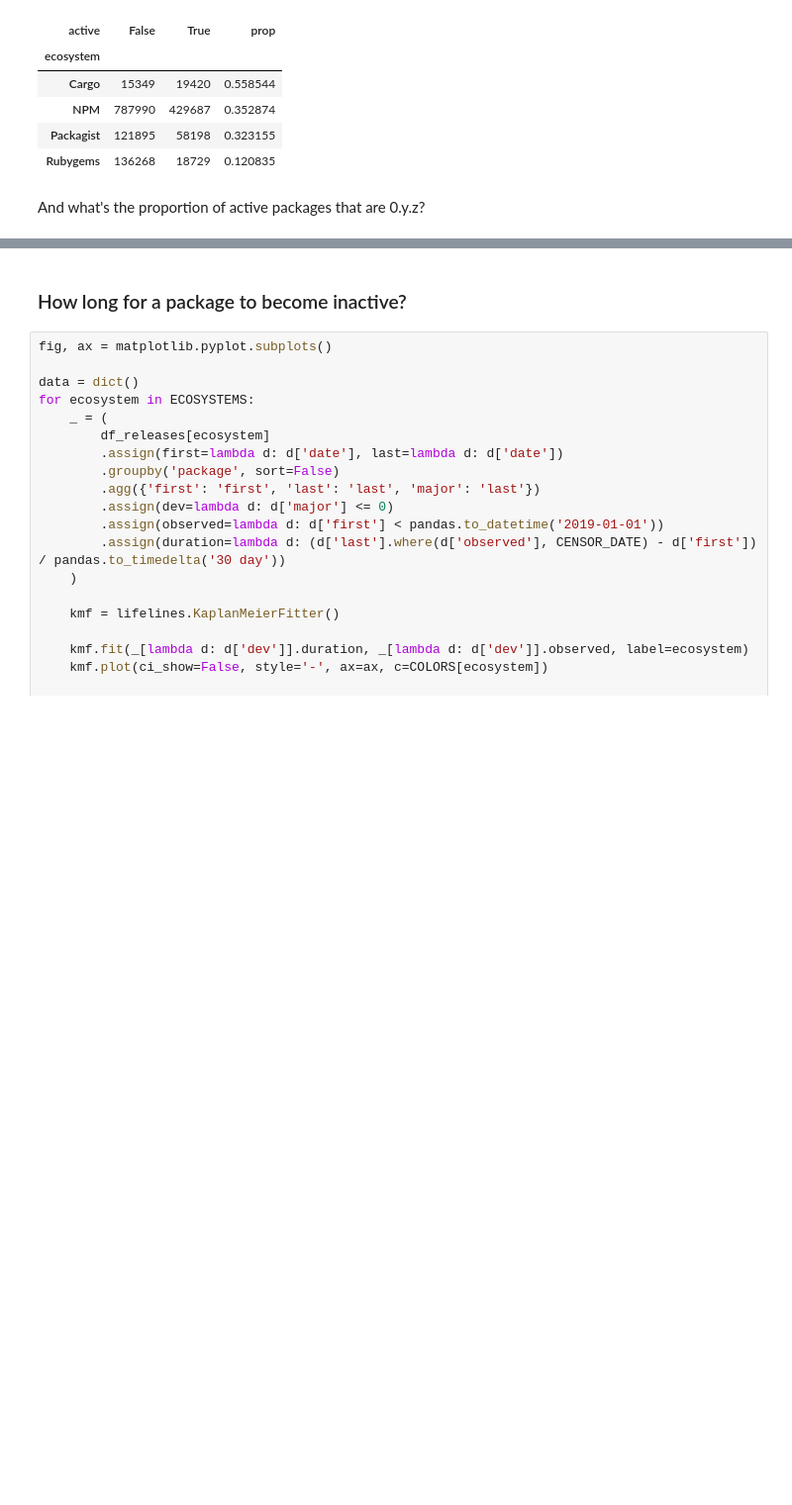
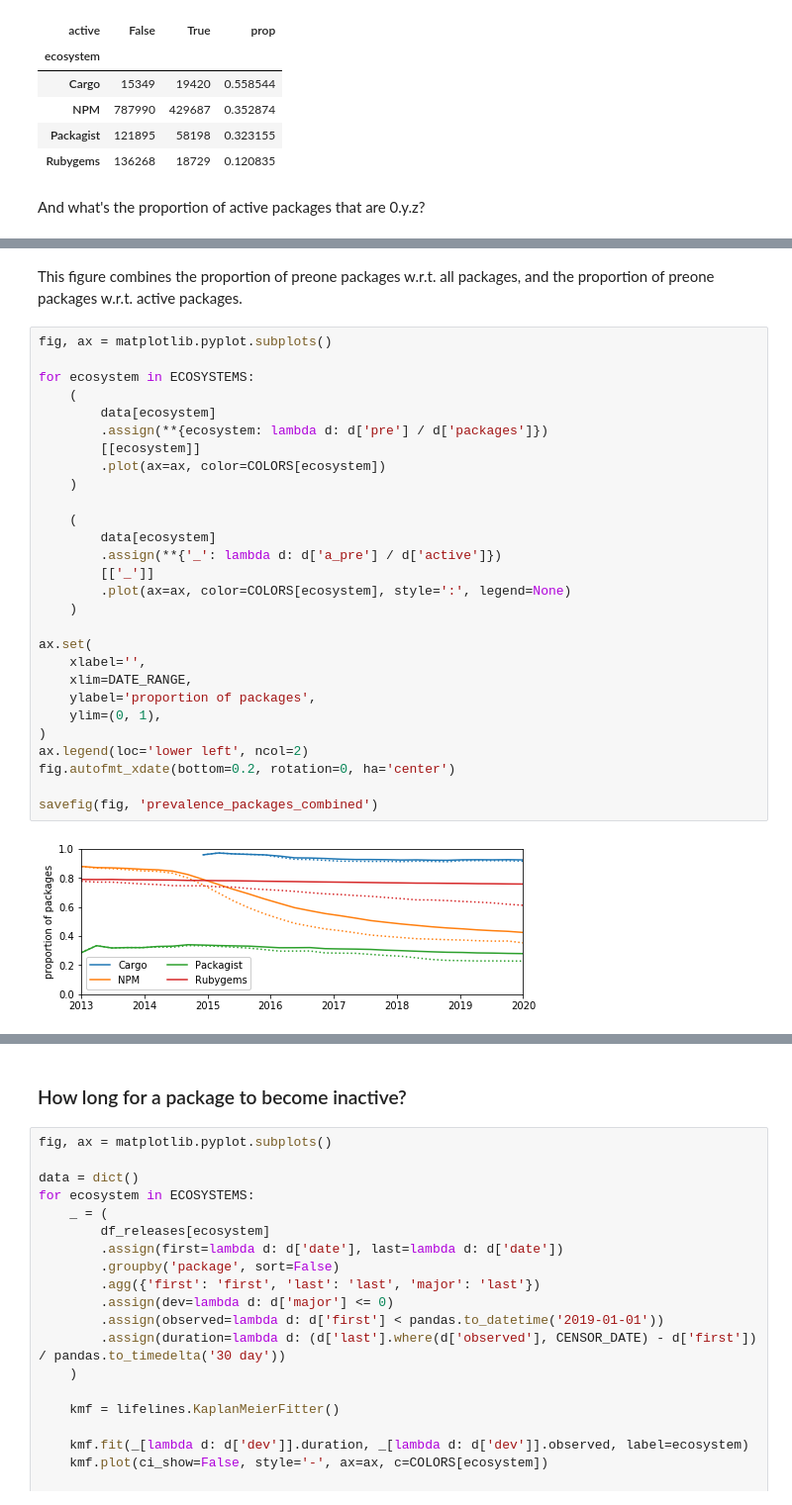
Before and after one commit to AlexandreDecan/secos-zero, a Jupyter notebook: notebooks/Magic zero.ipynb, the cells around one changed output, grey strips where cells are left out. Shown at 99% size. Drawn from its saved outputs; the diff is of its cells as text; blank space fills up the shorter version.

```diff
--- a/notebooks/Magic zero.ipynb
+++ b/notebooks/Magic zero.ipynb
@@ -525,0 +736,32 @@ And what's the proportion of active packages that are 0.y.z?
+# %% [markdown]
+This figure combines the proportion of preone packages w.r.t. all packages, and the proportion of preone packages w.r.t. active packages.
+# %%
+fig, ax = matplotlib.pyplot.subplots()
+
+for ecosystem in ECOSYSTEMS:
+    (
+        data[ecosystem]
+        .assign(**{ecosystem: lambda d: d['pre'] / d['packages']})
+        [[ecosystem]]
+        .plot(ax=ax, color=COLORS[ecosystem])
+    )
+
+    (
+        data[ecosystem]
+        .assign(**{'_': lambda d: d['a_pre'] / d['active']})
+        [['_']]
+        .plot(ax=ax, color=COLORS[ecosystem], style=':', legend=None)
+    )
+
+ax.set(
+    xlabel='',
+    xlim=DATE_RANGE,
+    ylabel='proportion of packages',
+    ylim=(0, 1),
+)
+ax.legend(loc='lower left', ncol=2)
+fig.autofmt_xdate(bottom=0.2, rotation=0, ha='center')
+
+savefig(fig, 'prevalence_packages_combined')
+# %% [output]
+[figure, added]
```
Also changed, not shown: parts of 29 cells of this notebook.
